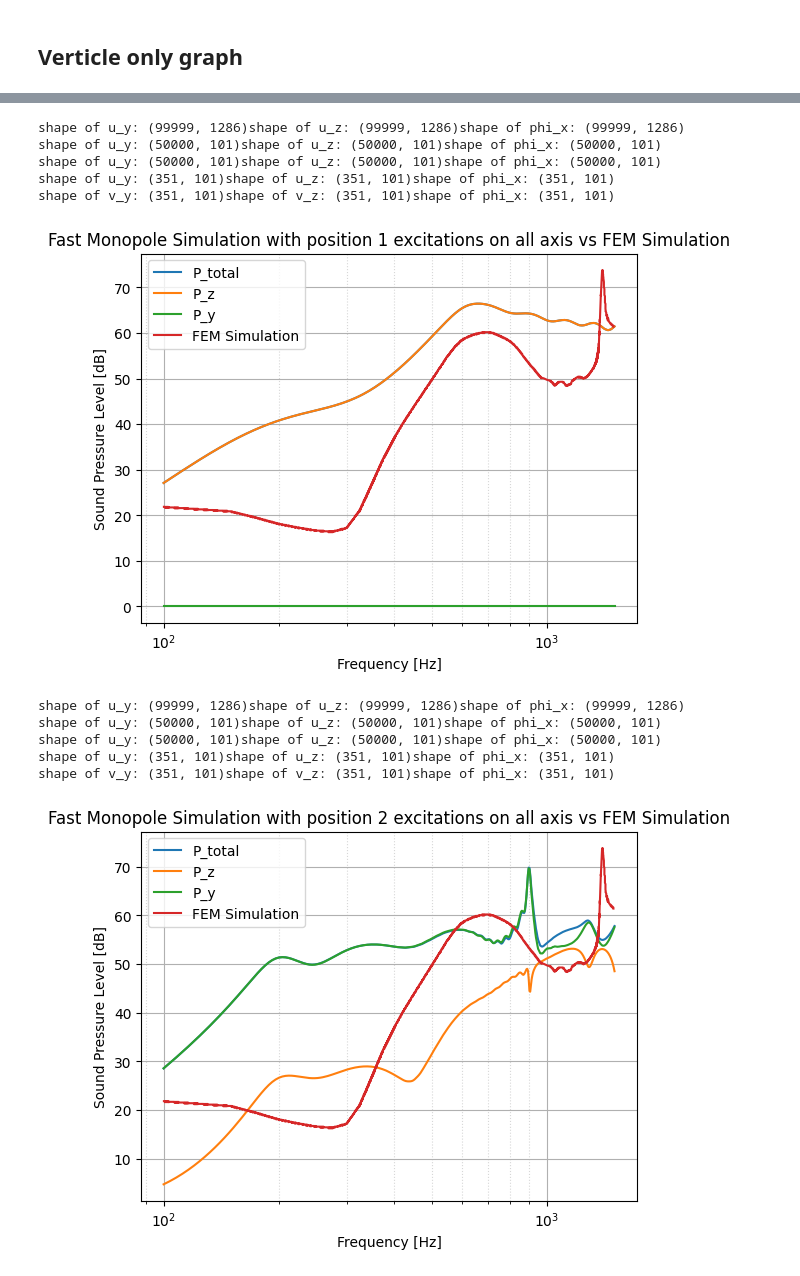
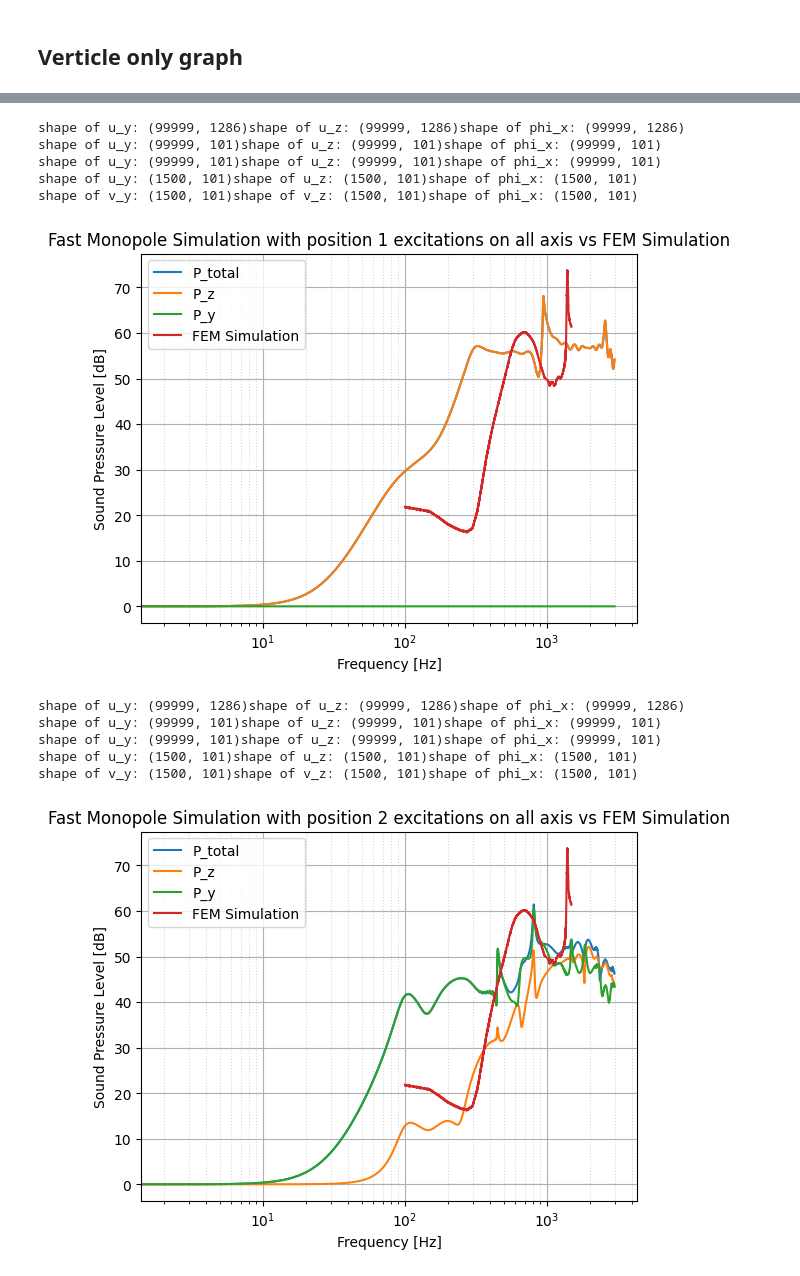
Before and after one commit to BerkinArslan/Bachelorarbeit_BA, a Jupyter notebook: multi_source_main_v4.ipynb, the cells around one changed output, grey strips where cells are left out. Drawn from its saved outputs; the diff is of its cells as text; code cells hidden in the pictures.

```diff
--- a/multi_source_main_v4.ipynb
+++ b/multi_source_main_v4.ipynb
@@ -31,7 +31,7 @@ Create the rail mesh of monopoles
 # %%
 rail_geometry = UIC60.rl_geo
 length = 5
-rail_geometry = interpolate_contour_2d(rail_geometry, 50)
+rail_geometry = interpolate_contour_2d(rail_geometry, 100)
 triangle_coords, triangle_index = create_mesh(rail_geometry,
                                               mesh_size=0.05,
                                               L=length  #146.0
@@ -99,7 +106,7 @@ print(f'excitation point = {excitation_point} '
 # %% [output]
 excitation point = 32.825 cut_start_m = 30.325000000000003 start_index = 606 end_index = 707 n_x_cut = 101
 # %%
-vert_exc_vert_resp = u_z_pos_1[0::2, start_index:end_index]
+vert_exc_vert_resp = u_z_pos_1[:, start_index:end_index]
 print(vert_exc_vert_resp.shape)
 print(centre.shape)
 # %% [output]
@@ -110,8 +117,8 @@ import scipy as sp
 f_sim_axis = sp.fft.fftfreq(vert_exc_vert_resp.shape[0], 0.5e-5)
 vert_exc_vert_resp_v = sp.fft.fft(vert_exc_vert_resp, norm='forward', axis=0) * 2
 print(f_sim_axis)
-f_min = 100
-f_max = 1500
+f_min = 0
+f_max = 3000
 frequncy_mask = (f_sim_axis >= f_min) & (f_sim_axis <= f_max)
 vert_exc_vert_resp_v = vert_exc_vert_resp_v[frequncy_mask, :]
 omega = 2 * np.pi * f_sim_axis[frequncy_mask]
@@ -375,9 +382,9 @@ print(f'shape of u_y: {u_y.shape}'
       f'shape of u_z: {u_z.shape}'
       f'shape of phi_x: {phi_x.shape}')
 
-u_y = u_y[0::2, start_index:end_index]
-u_z = u_z[0::2, start_index:end_index]
-phi_x = phi_x[0::2, start_index:end_index]
+u_y = u_y[:, start_index:end_index]
+u_z = u_z[:, start_index:end_index]
+phi_x = phi_x[:, start_index:end_index]
 
 print(f'shape of u_y: {u_y.shape}'
       f'shape of u_z: {u_z.shape}'
@@ -409,10 +416,10 @@ print(f'shape of v_y: {v_y.shape}'
       f'shape of phi_x: {phi_x.shape}')
 # %% [output]
 shape of u_y: (99999, 1286)shape of u_z: (99999, 1286)shape of phi_x: (99999, 1286)
-shape of u_y: (50000, 101)shape of u_z: (50000, 101)shape of phi_x: (50000, 101)
-shape of u_y: (50000, 101)shape of u_z: (50000, 101)shape of phi_x: (50000, 101)
-shape of u_y: (351, 101)shape of u_z: (351, 101)shape of phi_x: (351, 101)
-shape of v_y: (351, 101)shape of v_z: (351, 101)shape of phi_x: (351, 101)
+shape of u_y: (99999, 101)shape of u_z: (99999, 101)shape of phi_x: (99999, 101)
+shape of u_y: (99999, 101)shape of u_z: (99999, 101)shape of phi_x: (99999, 101)
+shape of u_y: (1500, 101)shape of u_z: (1500, 101)shape of phi_x: (1500, 101)
+shape of v_y: (1500, 101)shape of v_z: (1500, 101)shape of phi_x: (1500, 101)
 # %%
 triangle_v_y, triangle_v_z = vector_deflection_total(
     v_y,
@@ -447,7 +454,7 @@ P_z_db = 20 * np.log10((np.abs(P_z) + p0) / p0)
 P_y_db = 20 * np.log10((np.abs(P_y) + p0) / p0)
 
 f_plot = f_sim_axis[frequncy_mask]
-plt_mask = (f_plot >= f_min) & (f_plot <= 3000)
+plt_mask = (f_plot >= f_min) & (f_plot <= f_max)
 
 plt_f_axis = f_plot[plt_mask]
 plt_P_total_db = P_total_db[plt_mask]
@@ -467,7 +474,7 @@ plt.grid(True, which='minor', linestyle=':', alpha=0.5)
 plt.title('Fast Monopole Simulation with position 1 excitations on all axis vs FEM Simulation')
 plt.show()
 # %% [output]
-[figure, old version]
+[figure, new version]
 # %%
 from utils import vector_deflection_total
 
@@ -479,9 +486,9 @@ print(f'shape of u_y: {u_y.shape}'
       f'shape of u_z: {u_z.shape}'
       f'shape of phi_x: {phi_x.shape}')
 
-u_y = u_y[0::2, start_index:end_index]
-u_z = u_z[0::2, start_index:end_index]
-phi_x = phi_x[0::2, start_index:end_index]
+u_y = u_y[:, start_index:end_index]
+u_z = u_z[:, start_index:end_index]
+phi_x = phi_x[:, start_index:end_index]
 
 print(f'shape of u_y: {u_y.shape}'
       f'shape of u_z: {u_z.shape}'
@@ -524,9 +531,9 @@ P_total, P_z, P_y = run_simulation_semi_circle_total(
     circle_radius=5,
     number_of_points=3,
     simulation_function=monopole_multi_fa__calcf__outf,
-    V_fd_z=triangle_v_z.T,
+    V_z=triangle_v_z.T,
     A_z=z_projected_area[:, None],
-    V_fd_y=triangle_v_y.T,
+    V_y=triangle_v_y.T,
     A_y=y_projected_area[:, None],
     return_components=True,
     freqs=f_sim_axis[frequncy_mask],
@@ -535,36 +542,36 @@ P_total, P_z, P_y = run_simulation_semi_circle_total(
 from matplotlib import pyplot as plt
 import numpy as np
 
 p0 = 2e-5
 
 P_total_db = 20 * np.log10((np.abs(P_total) + p0) / p0)
 P_z_db = 20 * np.log10((np.abs(P_z) + p0) / p0)
 P_y_db = 20 * np.log10((np.abs(P_y) + p0) / p0)
 
 f_plot = f_sim_axis[frequncy_mask]
-plt_mask = (f_plot >= f_min) & (f_plot <= 3000)
+plt_mask = (f_plot >= f_min) & (f_plot <= f_max)
 
 plt_f_axis = f_plot[plt_mask]
 plt_P_total_db = P_total_db[plt_mask]
 plt_P_z_db = P_z_db[plt_mask]
 plt_P_y_db = P_y_db[plt_mask]
 
 plt.plot(plt_f_axis, plt_P_total_db, label="P_total")
 plt.plot(plt_f_axis, plt_P_z_db, label="P_z")
 plt.plot(plt_f_axis, plt_P_y_db, label="P_y")
 plt.plot(wagner_simulation_data[:, 0], wagner_simulation_data[:, 1], label="FEM Simulation")
 plt.xlabel('Frequency [Hz]')
 plt.ylabel('Sound Pressure Level [dB]')
 plt.legend()
 plt.xscale('log')
 plt.grid(True, which='major')
 plt.grid(True, which='minor', linestyle=':', alpha=0.5)
 plt.title('Fast Monopole Simulation with position 2 excitations on all axis vs FEM Simulation')
 plt.show()
 # %% [output]
 shape of u_y: (99999, 1286)shape of u_z: (99999, 1286)shape of phi_x: (99999, 1286)
-shape of u_y: (50000, 101)shape of u_z: (50000, 101)shape of phi_x: (50000, 101)
-shape of u_y: (50000, 101)shape of u_z: (50000, 101)shape of phi_x: (50000, 101)
-shape of u_y: (351, 101)shape of u_z: (351, 101)shape of phi_x: (351, 101)
-shape of v_y: (351, 101)shape of v_z: (351, 101)shape of phi_x: (351, 101)
+shape of u_y: (99999, 101)shape of u_z: (99999, 101)shape of phi_x: (99999, 101)
+shape of u_y: (99999, 101)shape of u_z: (99999, 101)shape of phi_x: (99999, 101)
+shape of u_y: (1500, 101)shape of u_z: (1500, 101)shape of phi_x: (1500, 101)
+shape of v_y: (1500, 101)shape of v_z: (1500, 101)shape of phi_x: (1500, 101)
-[figure, old version]
+[figure, new version]
```
Also changed, not shown: parts of 11 cells of this notebook, 3 other files.
